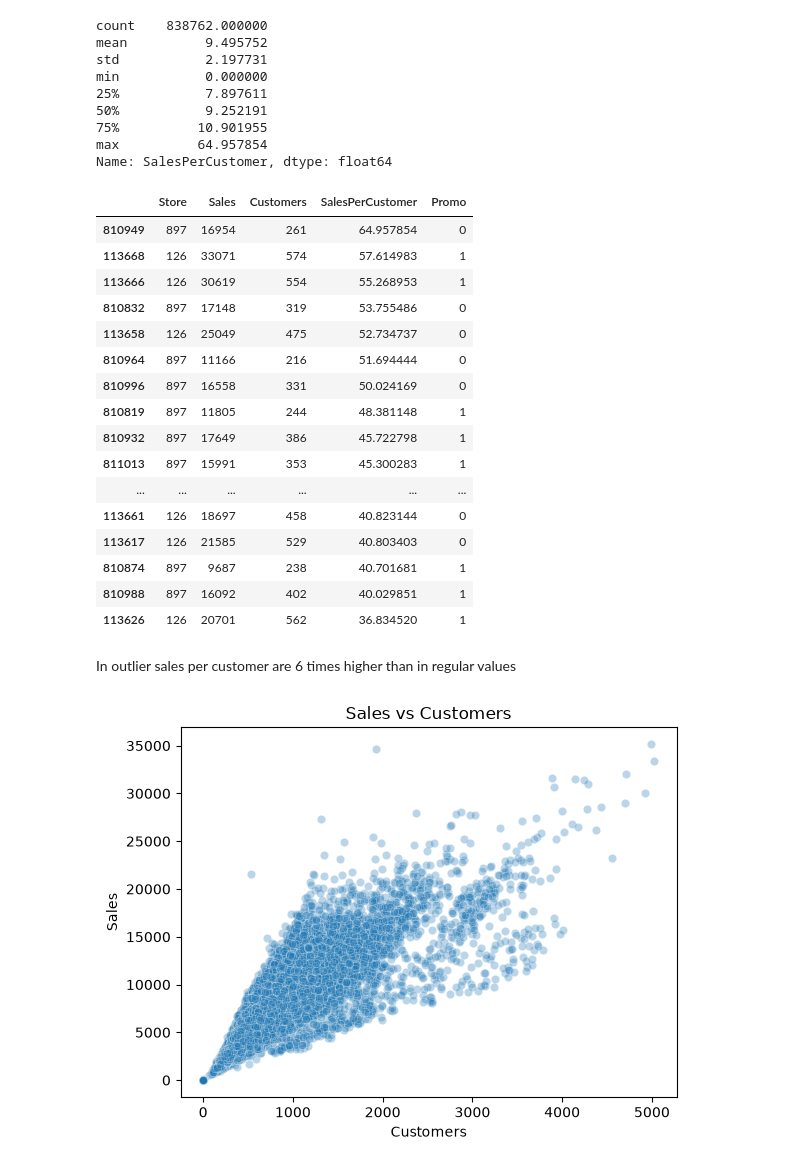
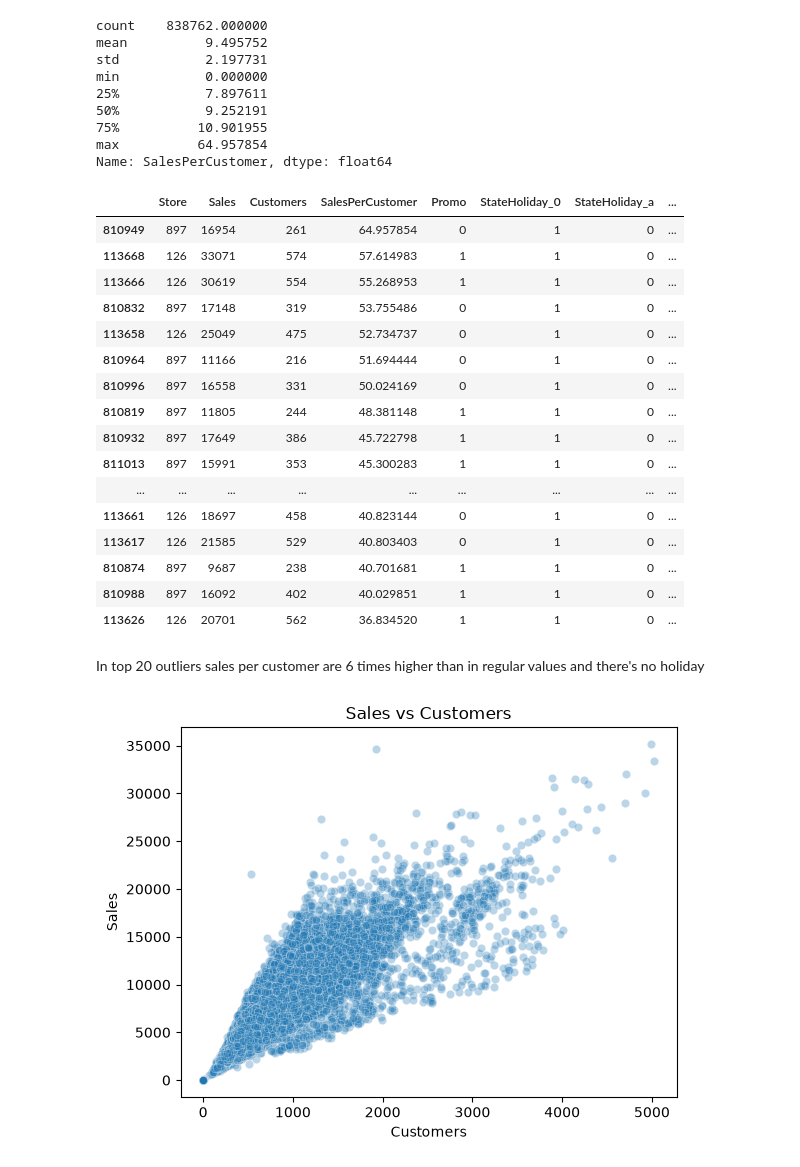
Before and after one commit to nick-st-coder/rossmann, a Jupyter notebook: notebooks/EDA.ipynb, the cells around one changed output. Saved outputs shown, nothing was run; the diff lists cells and outputs as text; code cells hidden in the pictures.

```diff
--- a/notebooks/EDA.ipynb
+++ b/notebooks/EDA.ipynb
@@ -219,28 +219,29 @@ max          64.957854
 Name: SalesPerCustomer, dtype: float64
 # %%
 df.nlargest(20, "SalesPerCustomer")[
-    ["Store", "Sales", "Customers", "SalesPerCustomer", "Promo"]
+    ["Store", "Sales", "Customers", "SalesPerCustomer", "Promo", 'StateHoliday_0',
+     'StateHoliday_a','StateHoliday_b','StateHoliday_c',]
 ]
 # %% [output]
-|  | Store | Sales | Customers | SalesPerCustomer | Promo |
-| 810949 | 897 | 16954 | 261 | 64.957854 | 0 |
-| 113668 | 126 | 33071 | 574 | 57.614983 | 1 |
-| 113666 | 126 | 30619 | 554 | 55.268953 | 1 |
-| 810832 | 897 | 17148 | 319 | 53.755486 | 0 |
-| 113658 | 126 | 25049 | 475 | 52.734737 | 0 |
-| 810964 | 897 | 11166 | 216 | 51.694444 | 0 |
-| 810996 | 897 | 16558 | 331 | 50.024169 | 0 |
-| 810819 | 897 | 11805 | 244 | 48.381148 | 1 |
-| 810932 | 897 | 17649 | 386 | 45.722798 | 1 |
-| 811013 | 897 | 15991 | 353 | 45.300283 | 1 |
-| ... | ... | ... | ... | ... | ... |
-| 113661 | 126 | 18697 | 458 | 40.823144 | 0 |
-| 113617 | 126 | 21585 | 529 | 40.803403 | 0 |
-| 810874 | 897 | 9687 | 238 | 40.701681 | 1 |
-| 810988 | 897 | 16092 | 402 | 40.029851 | 1 |
-| 113626 | 126 | 20701 | 562 | 36.834520 | 1 |
+|  | Store | Sales | Customers | SalesPerCustomer | Promo | StateHoliday_0 | StateHoliday_a | ... |
+| 810949 | 897 | 16954 | 261 | 64.957854 | 0 | 1 | 0 | ... |
+| 113668 | 126 | 33071 | 574 | 57.614983 | 1 | 1 | 0 | ... |
+| 113666 | 126 | 30619 | 554 | 55.268953 | 1 | 1 | 0 | ... |
+| 810832 | 897 | 17148 | 319 | 53.755486 | 0 | 1 | 0 | ... |
+| 113658 | 126 | 25049 | 475 | 52.734737 | 0 | 1 | 0 | ... |
+| 810964 | 897 | 11166 | 216 | 51.694444 | 0 | 1 | 0 | ... |
+| 810996 | 897 | 16558 | 331 | 50.024169 | 0 | 1 | 0 | ... |
+| 810819 | 897 | 11805 | 244 | 48.381148 | 1 | 1 | 0 | ... |
+| 810932 | 897 | 17649 | 386 | 45.722798 | 1 | 1 | 0 | ... |
+| 811013 | 897 | 15991 | 353 | 45.300283 | 1 | 1 | 0 | ... |
+| ... | ... | ... | ... | ... | ... | ... | ... | ... |
+| 113661 | 126 | 18697 | 458 | 40.823144 | 0 | 1 | 0 | ... |
+| 113617 | 126 | 21585 | 529 | 40.803403 | 0 | 1 | 0 | ... |
+| 810874 | 897 | 9687 | 238 | 40.701681 | 1 | 1 | 0 | ... |
+| 810988 | 897 | 16092 | 402 | 40.029851 | 1 | 1 | 0 | ... |
+| 113626 | 126 | 20701 | 562 | 36.834520 | 1 | 1 | 0 | ... |
 # %% [markdown]
-In outlier sales per customer are 6 times higher than in regular values
+In top 20 outliers sales per customer are 6 times higher than in regular values and there's no holiday
 # %%
 sns.scatterplot(
     data=df.sample(50_000, random_state=42),
```
Also changed, not shown: 1 other file.
